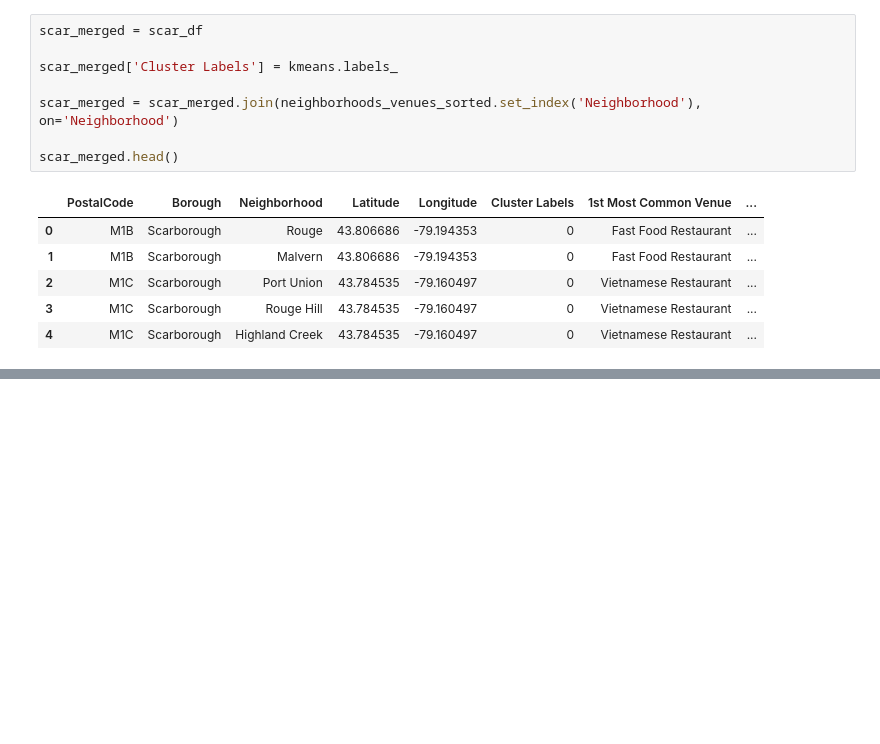
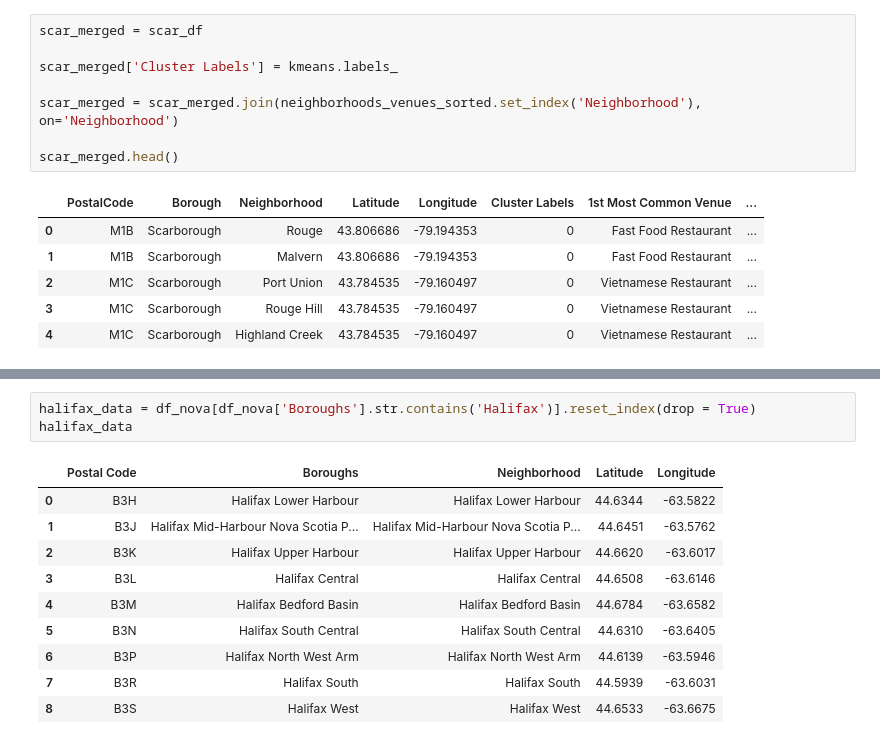
Before and after one commit to KrishnaChaitanya1/Coursera_Capstone, a Jupyter notebook: Final Capstone Project/Relations between food cuisines.ipynb, the cells around one changed output, grey strips where cells are left out. Saved outputs shown, nothing was run; the diff lists cells and outputs as text; blank space fills up the shorter version.

```diff
--- a/Final Capstone Project/Relations between food cuisines.ipynb
+++ b/Final Capstone Project/Relations between food cuisines.ipynb
@@ -491,0 +509,14 @@ The Latitude of Paris: 48.8566101 and the Longitude of Paris: 2.3514992
+# %%
+halifax_data = df_nova[df_nova['Boroughs'].str.contains('Halifax')].reset_index(drop = True)
+halifax_data
+# %% [output]
+|  | Postal Code | Boroughs | Neighborhood | Latitude | Longitude |
+| 0 | B3H | Halifax Lower Harbour | Halifax Lower Harbour | 44.6344 | -63.5822 |
+| 1 | B3J | Halifax Mid-Harbour Nova Scotia P... | Halifax Mid-Harbour Nova Scotia P... | 44.6451 | -63.5762 |
+| 2 | B3K | Halifax Upper Harbour | Halifax Upper Harbour | 44.6620 | -63.6017 |
+| 3 | B3L | Halifax Central | Halifax Central | 44.6508 | -63.6146 |
+| 4 | B3M | Halifax Bedford Basin | Halifax Bedford Basin | 44.6784 | -63.6582 |
+| 5 | B3N | Halifax South Central | Halifax South Central | 44.6310 | -63.6405 |
+| 6 | B3P | Halifax North West Arm | Halifax North West Arm | 44.6139 | -63.5946 |
+| 7 | B3R | Halifax South | Halifax South | 44.5939 | -63.6031 |
+| 8 | B3S | Halifax West | Halifax West | 44.6533 | -63.6675 |
```
Also changed, not shown: parts of 27 cells of this notebook.
